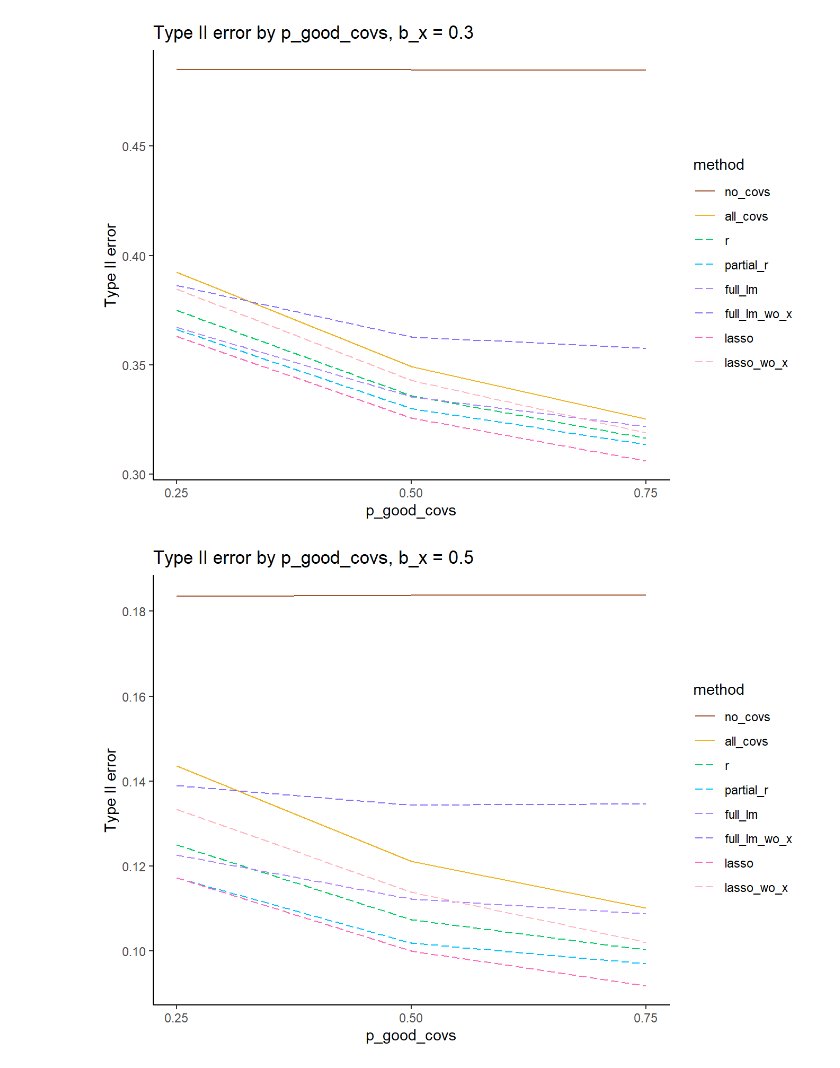
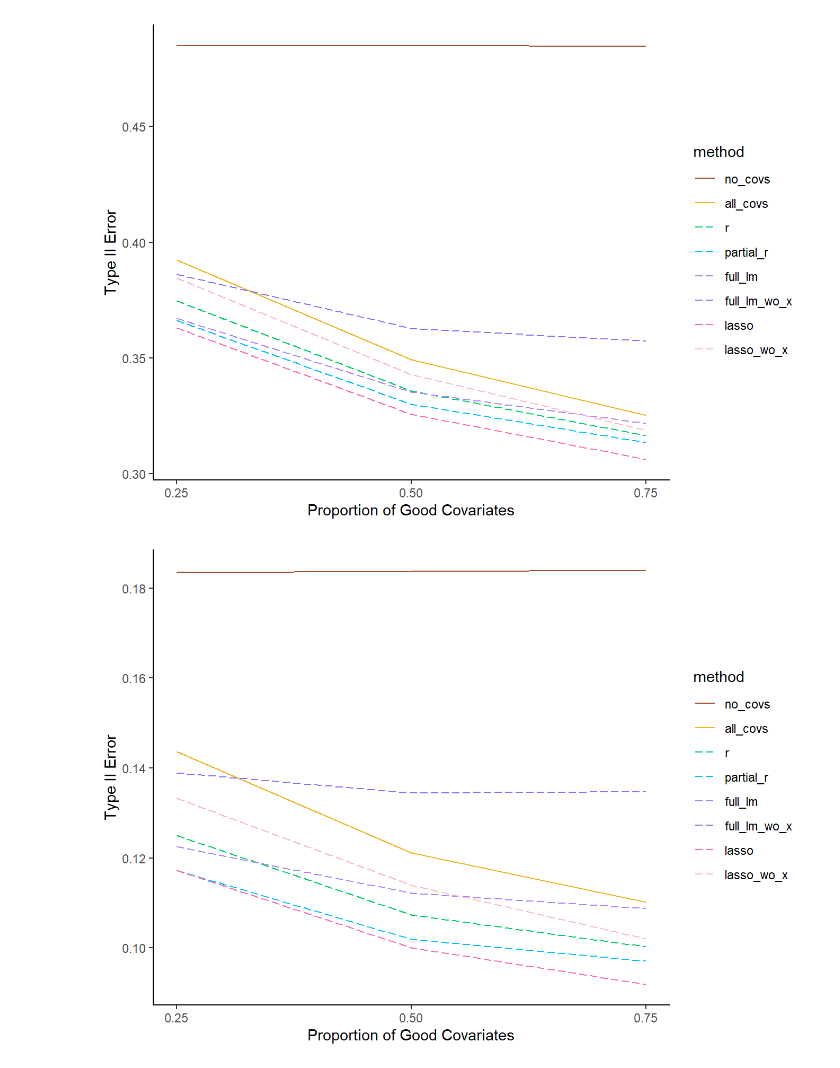
Before and after one commit to jjcurtin/study_cov, a Jupyter notebook: _manuscript/notebooks/mak_figures.out.ipynb, the cells around one changed output. Saved outputs shown, nothing was run; the diff lists cells and outputs as text; code cells hidden in the pictures.

```diff
--- a/_manuscript/notebooks/mak_figures.out.ipynb
+++ b/_manuscript/notebooks/mak_figures.out.ipynb
@@ -283,28 +281,28 @@ d_03 |>
   ggplot(aes(x = p_good_covs, y = prop_not_sig, color = method, linetype = method)) +
   geom_line() +
   scale_x_continuous(breaks = c(0.25, 0.50, 0.75)) +
-  labs(y = "Type II error",
-       title = "Type II error by p_good_covs, b_x = 0.3") +
+  labs(y = "Type II Error",
+       x = "Proportion of Good Covariates") +
   scale_linetype_manual(values = method_linetypes) +
   scale_color_manual(values = method_colors)
 # %% [output]
-[figure, old version]
+[figure, new version]
 # %%
 
 d_05 |>
   filter(method != "p_hacked") |>
   group_by(method, p_good_covs) |>
   summarise(prop_not_sig = mean(p_value >= 0.05),
             .groups = "drop") |>
   ggplot(aes(x = p_good_covs, y = prop_not_sig, color = method, linetype = method)) +
   geom_line() +
   scale_x_continuous(breaks = c(0.25, 0.50, 0.75)) +
-  labs(y = "Type II error",
-       title = "Type II error by p_good_covs, b_x = 0.5") +
+  labs(y = "Type II Error",
+       x = "Proportion of Good Covariates") +
   scale_linetype_manual(values = method_linetypes) +
   scale_color_manual(values = method_colors)
 # %% [output]
-[figure, old version]
+[figure, new version]
 # %%
 
 d_03 |>
```
Also changed, not shown: parts of 26 cells of this notebook, 44 other files.
